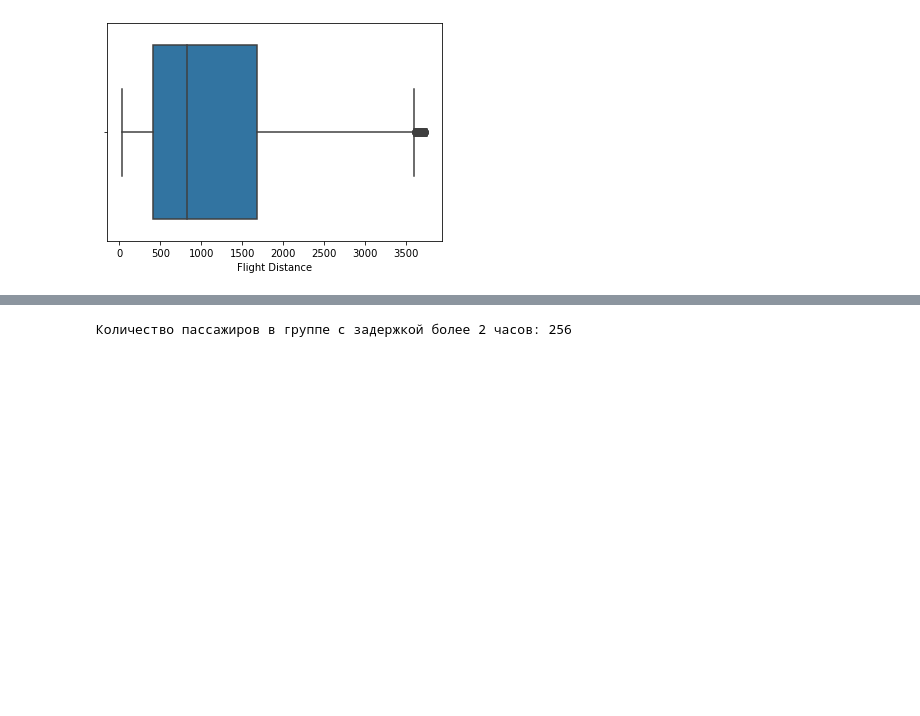
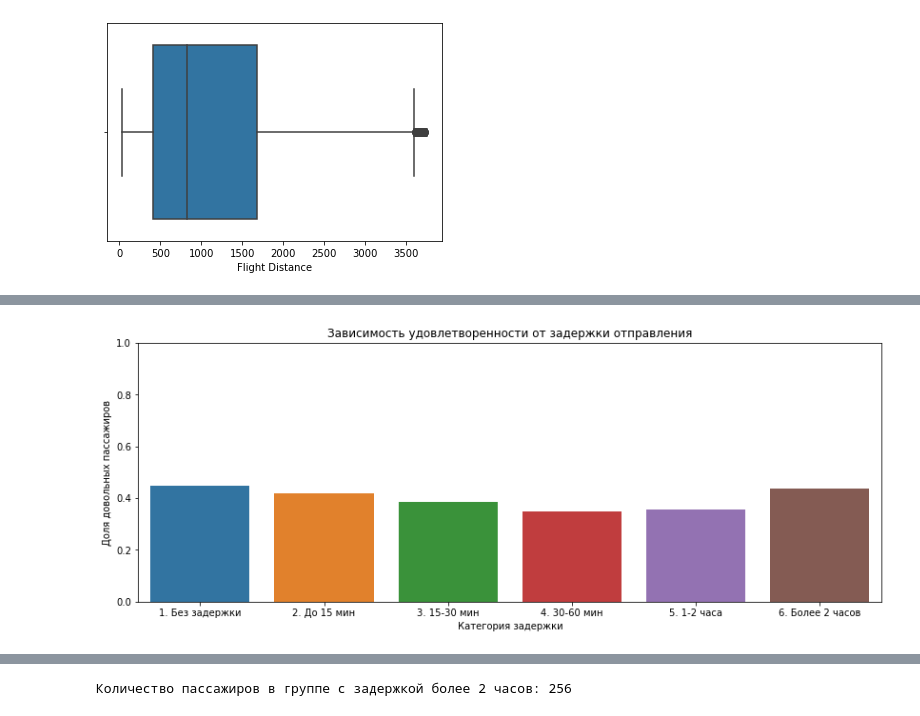
Before and after one commit to dakhokhlova/airline-satisfaction-analysis, a Jupyter notebook: airline_satisfaction_analysis.ipynb, the cells around one changed output, grey strips where cells are left out. Cells and saved outputs as stored; diff of their text form; code cells hidden in the pictures; blank space fills up the shorter version.

```diff
--- a/airline_satisfaction_analysis.ipynb
+++ b/airline_satisfaction_analysis.ipynb
@@ -278,0 +278,17 @@ Name: satisfaction_0_1, dtype: float64
+# %%
+# Создадим столбец с категориями задержки
+def delay_category(minutes):
+    if minutes <= 0:
+        return '1. Без задержки'
+    elif minutes <= 15:
+        return '2. До 15 мин'
+    elif minutes <= 30:
+        return '3. 15-30 мин'
+    elif minutes <= 60:
+        return '4. 30-60 мин'
+    elif minutes <= 120:
+        return '5. 1-2 часа'
+    else:
+        return '6. Более 2 часов'
+
+df_clean['Departure delay category'] = df_clean['Departure Delay in Minutes'].apply(delay_category)
@@ -278,0 +306,12 @@ Name: satisfaction_0_1, dtype: float64
+# %%
+departure_delay_satisfaction = df_clean.groupby('Departure delay category')['satisfaction_0_1'].mean().reset_index()
+
+plt.figure(figsize=(14,5))
+sns.barplot(data = departure_delay_satisfaction, x = 'Departure delay category', y = 'satisfaction_0_1')
+plt.title('Зависимость удовлетворенности от задержки отправления')
+plt.xlabel('Категория задержки')
+plt.ylabel('Доля довольных пассажиров')
+plt.ylim(0, 1)
+plt.show()
+# %% [output]
+[figure, new version]
```
Also changed, not shown: parts of 68 cells of this notebook.
